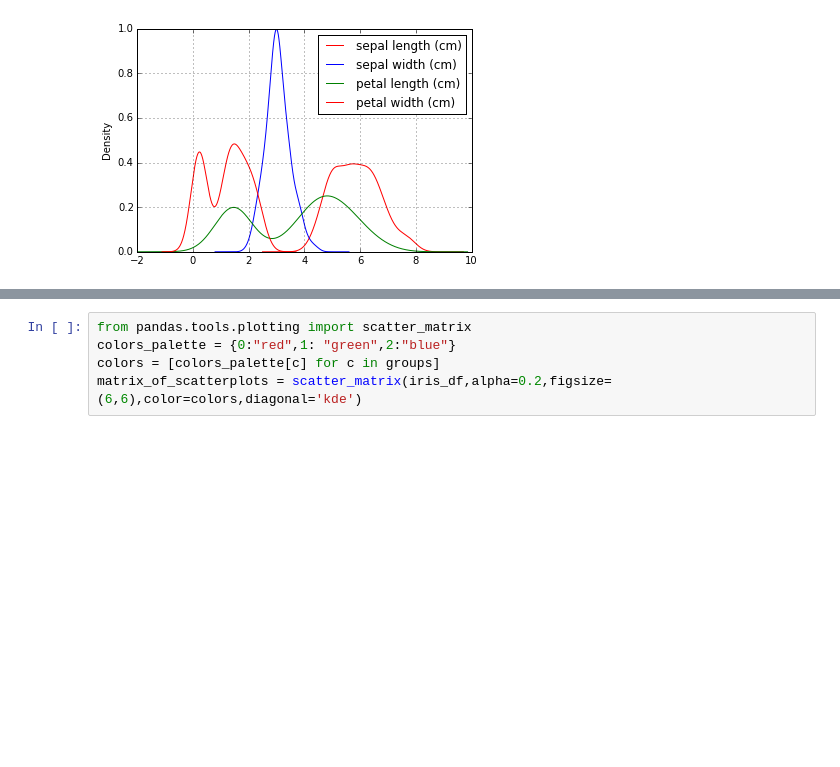
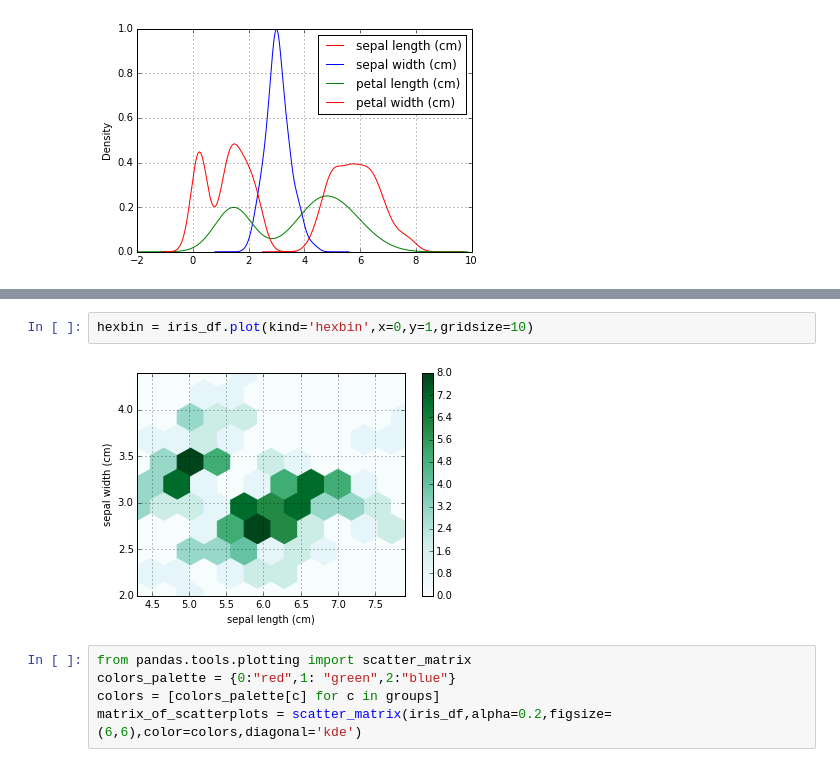
Before and after one commit to moonbury/ipython-notebook, a Jupyter notebook: book_data_science_essentials_ch4.ipynb, the cells around one changed output, grey strips where cells are left out. Drawn from its saved outputs; the diff is of its cells as text; blank space fills up the shorter version.

```diff
--- a/book_data_science_essentials_ch4.ipynb
+++ b/book_data_science_essentials_ch4.ipynb
@@ -106,3 +129,7 @@ single_distrubution = iris_df['sepal width (cm)'].plot(kind='bar')
+# %%
+hexbin = iris_df.plot(kind='hexbin',x=0,y=1,gridsize=10)
+# %% [output]
+[figure, added]
 # %%
 from pandas.tools.plotting import scatter_matrix
 colors_palette = {0:"red",1: "green",2:"blue"}
```
Also changed, not shown: parts of 6 cells of this notebook, 4 other files.
